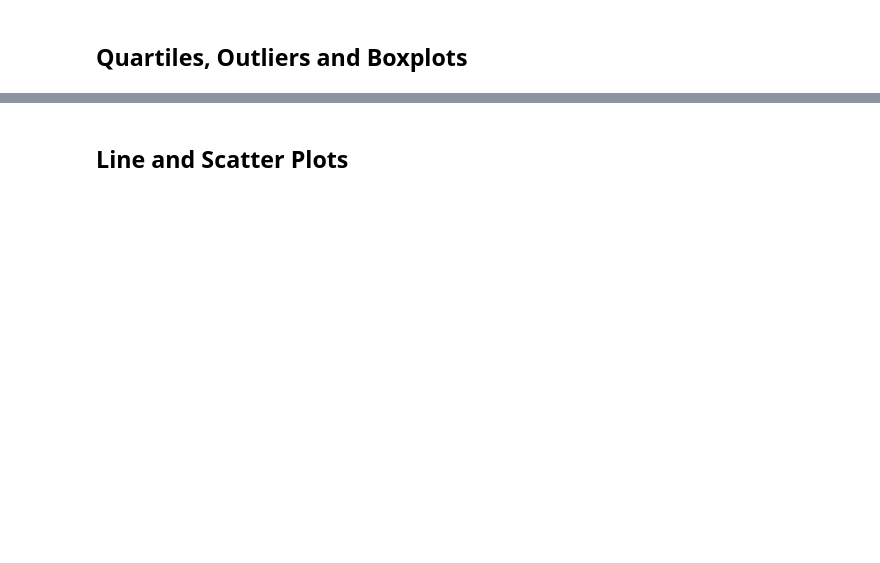
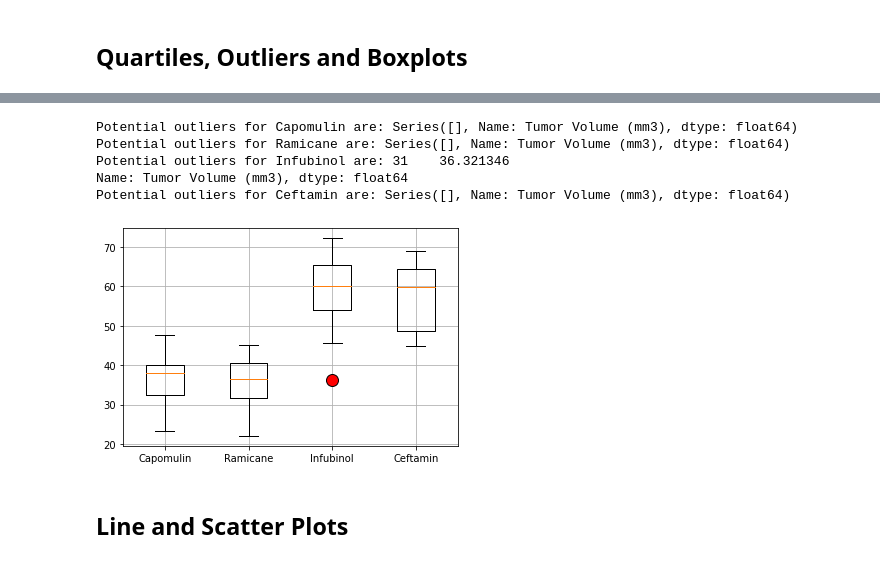
Before and after one commit to raburime/matplotlib-challenge, a Jupyter notebook: Pymaceuticals/pymaceuticals_starter.ipynb, the cells around one changed output, grey strips where cells are left out. Saved outputs shown, nothing was run; the diff lists cells and outputs as text; code cells hidden in the pictures; blank space fills up the shorter version.

```diff
--- a/Pymaceuticals/pymaceuticals_starter.ipynb
+++ b/Pymaceuticals/pymaceuticals_starter.ipynb
@@ -144,6 +163,9 @@ plt.show()
 # Capomulin, Ramicane, Infubinol, and Ceftamin
 
 # Start by getting the last (greatest) timepoint for each mouse
-
+max_time = clean.groupby('Mouse ID').max().Timepoint.reset_index()
 
 # Merge this group df with the original dataframe to get the tumor volume at the last timepoint
+max_tumor = max_time.merge(clean, on=['Mouse ID','Timepoint'])
+# %%
+df = max_tumor[max_tumor['Drug Regimen'] == 'Capomulin']['Tumor Volume (mm3)']
@@ -150,21 +185,36 @@ plt.show()
 # %%
 # Put treatments into a list for for loop (and later for plot labels)
-
+drugs = ['Capomulin', 'Ramicane', 'Infubinol', 'Ceftamin']
 
 # Create empty list to fill with tumor vol data (for plotting)
-
+tumor_list = []
 
 # Calculate the IQR and quantitatively determine if there are any potential outliers.
-
+for drug in drugs:
 
     # Locate the rows which contain mice on each drug and get the tumor volumes
-
+    df = max_tumor[max_tumor['Drug Regimen'] == drug]['Tumor Volume (mm3)']
 
     # add subset
-
+    tumor_list.append(df)
 
     # Determine outliers using upper and lower bounds
+    iqr = df.quantile(.75) - df.quantile(.25)
+    lower = df.quantile(.25) - (1.5*iqr)
+    upper = df.quantile(.75) + (1.5*iqr)
+    print(f'Potential outliers for {drug} are: {df[(df<lower)|(df>upper)]}')
+# %% [output]
+Potential outliers for Capomulin are: Series([], Name: Tumor Volume (mm3), dtype: float64)
+Potential outliers for Ramicane are: Series([], Name: Tumor Volume (mm3), dtype: float64)
+Potential outliers for Infubinol are: 31    36.321346
+Name: Tumor Volume (mm3), dtype: float64
+Potential outliers for Ceftamin are: Series([], Name: Tumor Volume (mm3), dtype: float64)
 # %%
 # Generate a box plot of the final tumor volume of each mouse across four regimens of interest
+plt.boxplot(tumor_list,labels=drugs, flierprops={'markerfacecolor': 'red','markersize':12})
+plt.grid()
+plt.show()
+# %% [output]
+[figure, added]
 # %% [markdown]
 ## Line and Scatter Plots
```
Also changed, not shown: parts of 9 cells of this notebook.
